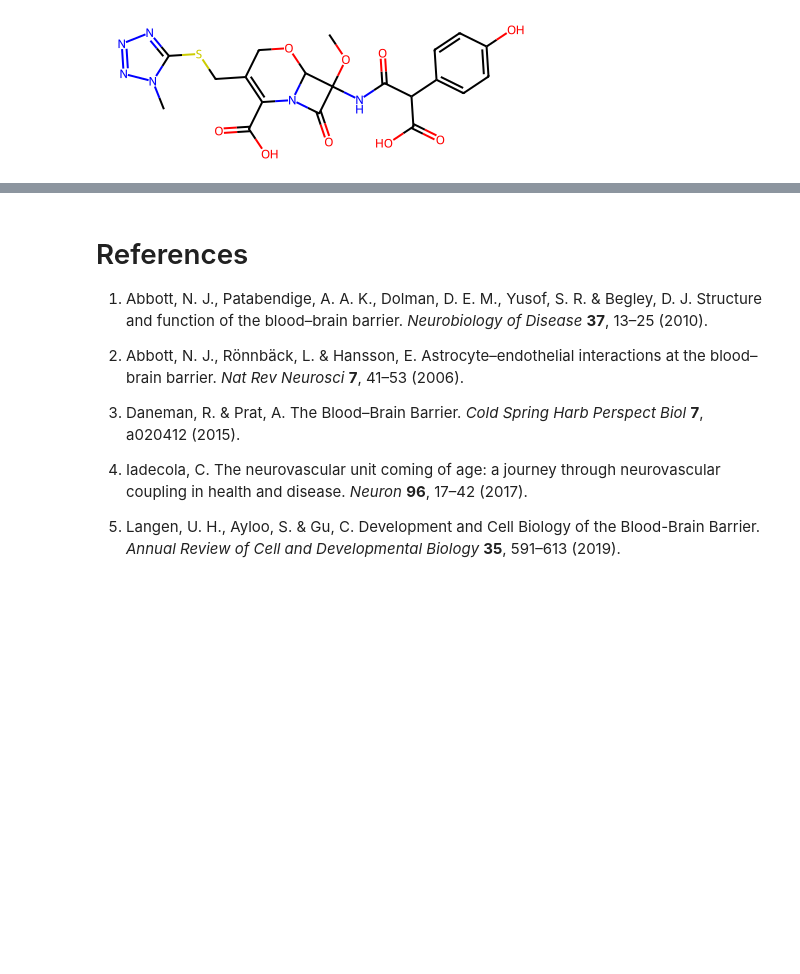
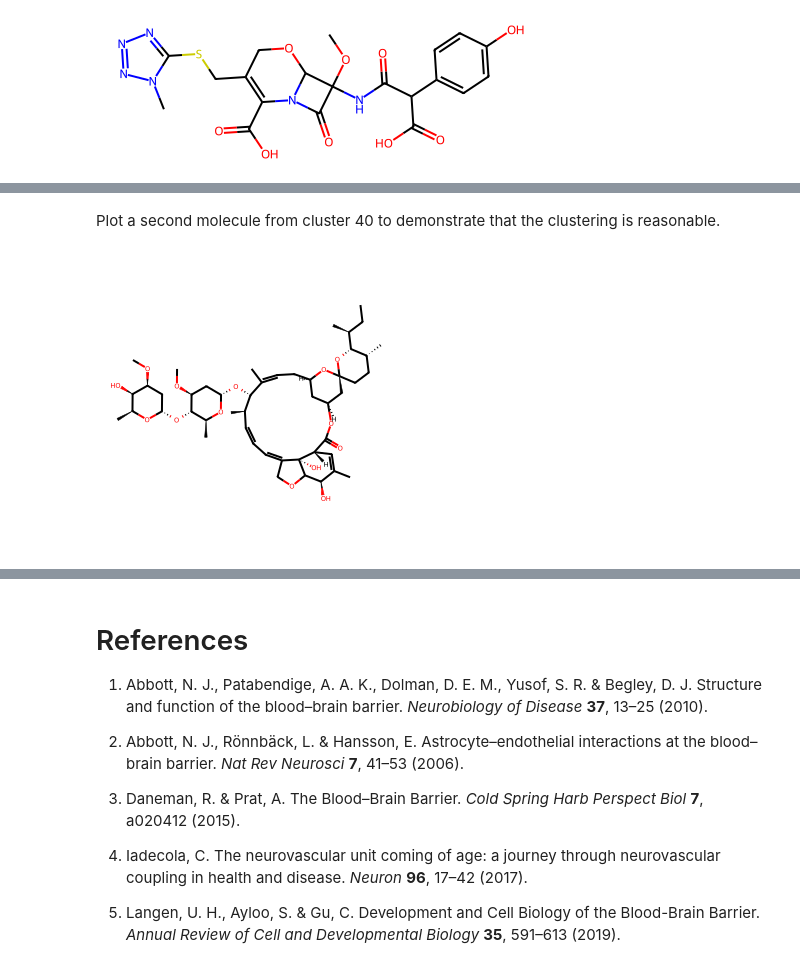
Before and after one commit to ayushnoori/ps2-lab, a Jupyter notebook: final_project.ipynb, the cells around one changed output, grey strips where cells are left out. Drawn from its saved outputs; the diff is of its cells as text; code cells hidden in the pictures; blank space fills up the shorter version.

```diff
--- a/final_project.ipynb
+++ b/final_project.ipynb
@@ -188,0 +208,7 @@ cluster_summary = data.groupby('cluster')['logBB'].agg(['mean', 'sem'])
+# %% [markdown]
+Plot a second molecule from cluster 40 to demonstrate that the clustering is reasonable.
+# %%
+# plot second molecule
+Chem.Draw.MolToImage(data[data['cluster'] == 40]['mol'][178])
+# %% [output]
+[figure, added]
```
Also changed, not shown: parts of 22 cells of this notebook, 1 other file.
